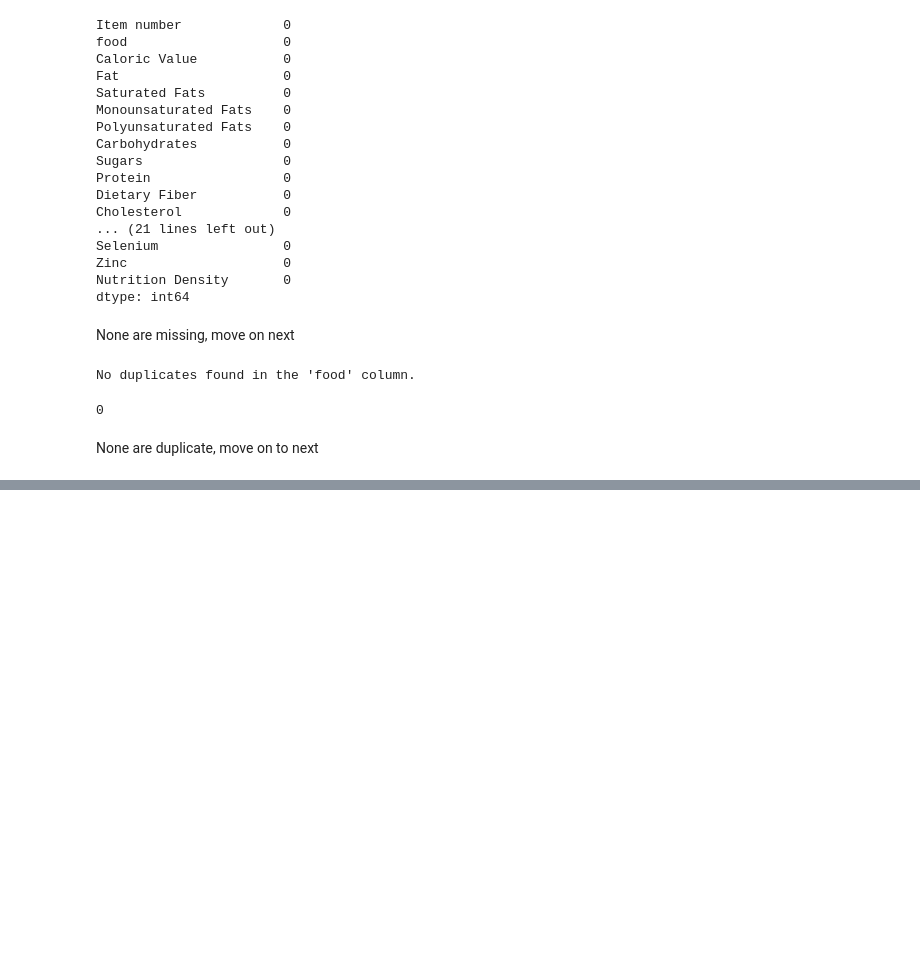
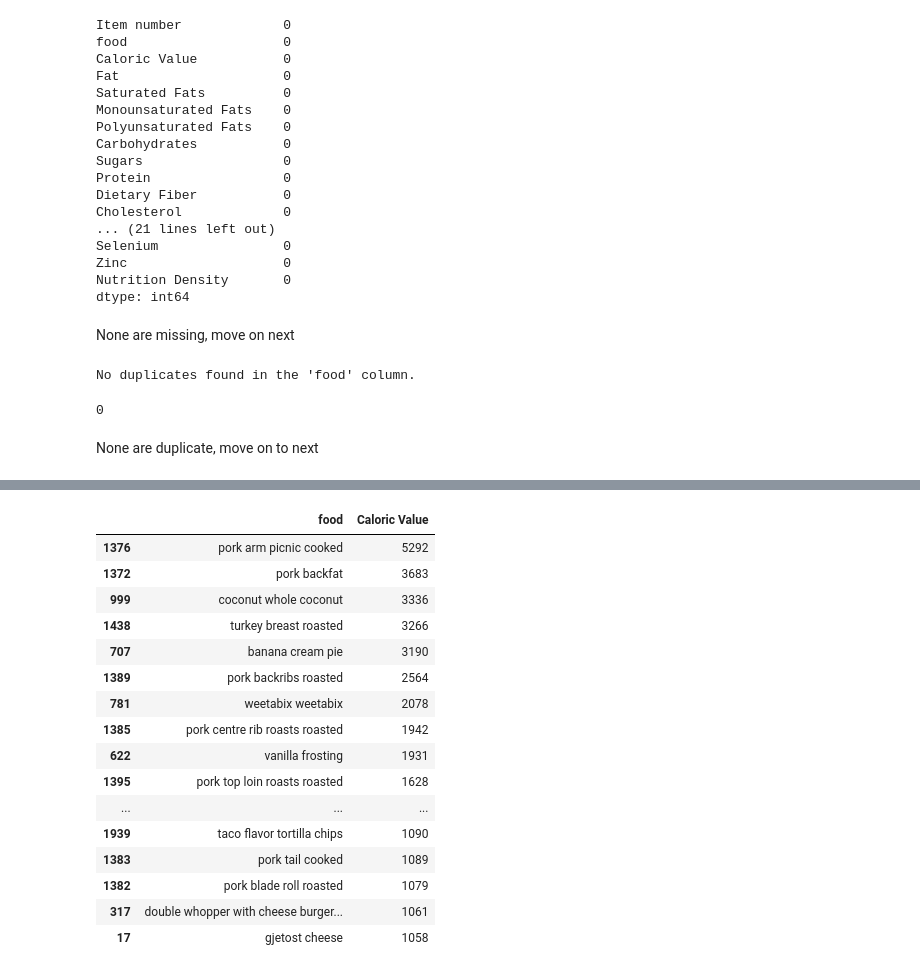
Before and after one commit to Jenner-Valdez/Food-Nutrition, a Jupyter notebook: Scripts/food_and_nutritional_values.ipynb, the cells around one changed output, grey strips where cells are left out. Cells and saved outputs as stored; diff of their text form; code cells hidden in the pictures; blank space fills up the shorter version.

```diff
--- a/Scripts/food_and_nutritional_values.ipynb
+++ b/Scripts/food_and_nutritional_values.ipynb
@@ -488,0 +523,21 @@ display(food_5.sample(5))
+# %%
+#Display the columns "food" and "Caloric value"
+top_20_filtered_calories[['food', 'Caloric Value']]
+# %% [output]
+|  | food | Caloric Value |
+| 1376 | pork arm picnic cooked | 5292 |
+| 1372 | pork backfat | 3683 |
+| 999 | coconut whole coconut | 3336 |
+| 1438 | turkey breast roasted | 3266 |
+| 707 | banana cream pie | 3190 |
+| 1389 | pork backribs roasted | 2564 |
+| 781 | weetabix weetabix | 2078 |
+| 1385 | pork centre rib roasts roasted | 1942 |
+| 622 | vanilla frosting | 1931 |
+| 1395 | pork top loin roasts roasted | 1628 |
+| ... | ... | ... |
+| 1939 | taco flavor tortilla chips | 1090 |
+| 1383 | pork tail cooked | 1089 |
+| 1382 | pork blade roll roasted | 1079 |
+| 317 | double whopper with cheese burger... | 1061 |
+| 17 | gjetost cheese | 1058 |
```
Also changed, not shown: parts of 18 cells of this notebook.
